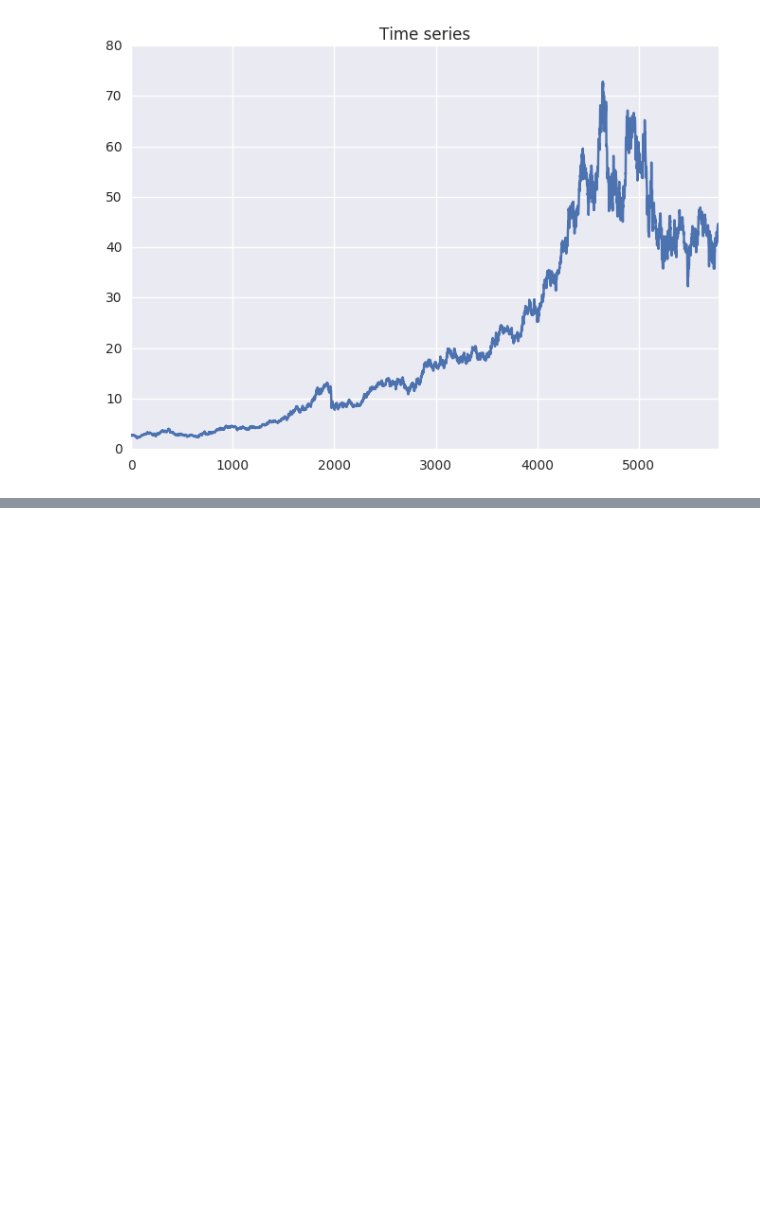
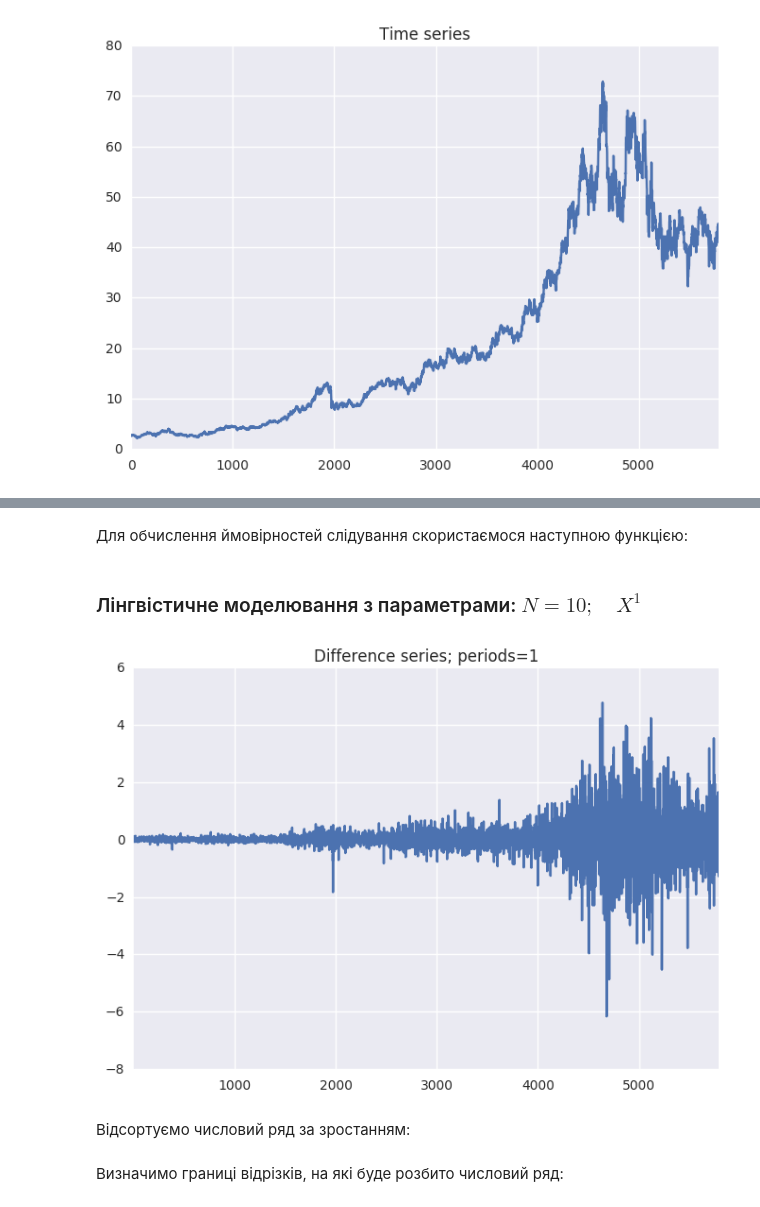
Before and after one commit to KPI-FICT-IP32/SystemModelling, a Jupyter notebook: Kovalchuk/lab08/lab08.ipynb, the cells around one changed output, grey strips where cells are left out. Cells and saved outputs as stored; diff of their text form; code cells hidden in the pictures; blank space fills up the shorter version.

```diff
--- a/Kovalchuk/lab08/lab08.ipynb
+++ b/Kovalchuk/lab08/lab08.ipynb
@@ -198,0 +37,5 @@ sns.heatmap(probability_mtx_a10);
+# %%
+diff_series = {
+    i: x.diff(periods=i).dropna()
+    for i in [1, 2, 6]
+}
@@ -198,0 +119,2 @@ sns.heatmap(probability_mtx_a10);
+# %% [markdown]
+Для обчислення ймовірностей слідування скористаємося наступною функцією:
@@ -198,0 +129,11 @@ sns.heatmap(probability_mtx_a10);
+# %% [markdown]
+### Лінгвістичне моделювання з параметрами: $N=10; \quad X^{1}$
+# %%
+d1_series = diff_series[1]
+alphabet = alphabets[10]
+# %%
+d1_series.plot(title='Difference series; periods=1');
+# %% [output]
+[figure, added]
+# %% [markdown]
+Відсортуємо числовий ряд за зростанням:
@@ -198,0 +142,2 @@ sns.heatmap(probability_mtx_a10);
+# %% [markdown]
+Визначимо границі відрізків, на які буде розбито числовий ряд:
```
Also changed, not shown: parts of 65 cells of this notebook.
